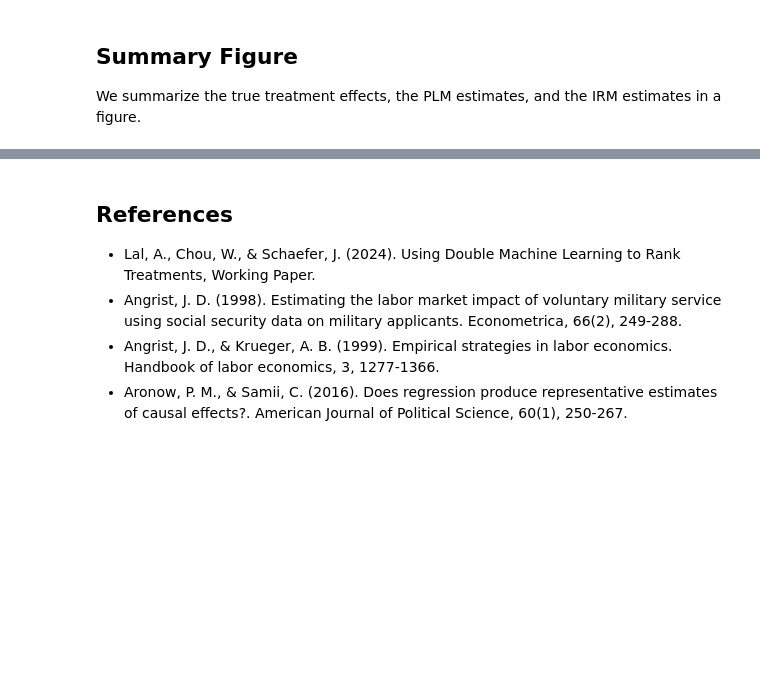
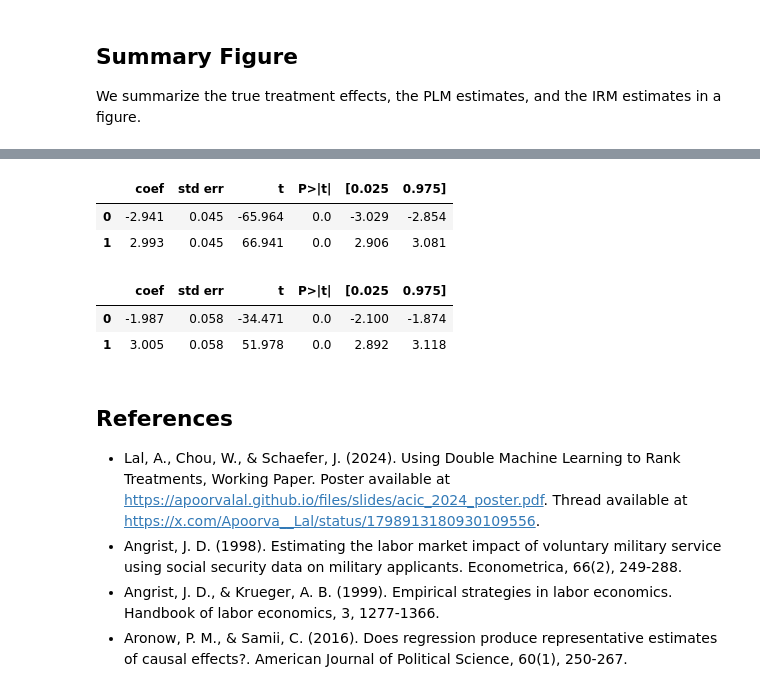
Before and after one commit to DoubleML/doubleml-docs, a Jupyter notebook: doc/examples/py_double_ml_plm_irm_hetfx.ipynb, the cells around one changed output, grey strips where cells are left out. Cells and saved outputs as stored; diff of their text form; code cells hidden in the pictures; blank space fills up the shorter version.

```diff
--- a/doc/examples/py_double_ml_plm_irm_hetfx.ipynb
+++ b/doc/examples/py_double_ml_plm_irm_hetfx.ipynb
@@ -227,7 +265,23 @@ plt.show()
+# %%
+# IRM models
+# d1
+aipw_obj_1.gate(groups=groups).summary.round(3)
+# %% [output]
+|  | coef | std err | t | P>|t| | [0.025 | 0.975] |
+| 0 | -2.941 | 0.045 | -65.964 | 0.0 | -3.029 | -2.854 |
+| 1 | 2.993 | 0.045 | 66.941 | 0.0 | 2.906 | 3.081 |
+# %%
+# IRM models
+# d2
+aipw_obj_2.gate(groups=groups).summary.round(3)
+# %% [output]
+|  | coef | std err | t | P>|t| | [0.025 | 0.975] |
+| 0 | -1.987 | 0.058 | -34.471 | 0.0 | -2.100 | -1.874 |
+| 1 | 3.005 | 0.058 | 51.978 | 0.0 | 2.892 | 3.118 |
 # %% [markdown]
 ## References
 
-- Lal, A., Chou, W., & Schaefer, J. (2024). Using Double Machine Learning to Rank Treatments, Working Paper.
+- Lal, A., Chou, W., & Schaefer, J. (2024). Using Double Machine Learning to Rank Treatments, Working Paper. Poster available at [https://apoorvalal.github.io/files/slides/acic_2024_poster.pdf](https://apoorvalal.github.io/files/slides/acic_2024_poster.pdf). Thread available at [https://x.com/Apoorva__Lal/status/1798913180930109556](https://x.com/Apoorva__Lal/status/1798913180930109556).
 - Angrist, J. D. (1998). Estimating the labor market impact of voluntary military service using social security data on military applicants. Econometrica, 66(2), 249-288.
 - Angrist, J. D., & Krueger, A. B. (1999). Empirical strategies in labor economics. Handbook of labor economics, 3, 1277-1366.
 - Aronow, P. M., & Samii, C. (2016). Does regression produce representative estimates of causal effects?. American Journal of Political Science, 60(1), 250-267.
```
Also changed, not shown: parts of 10 cells of this notebook.
